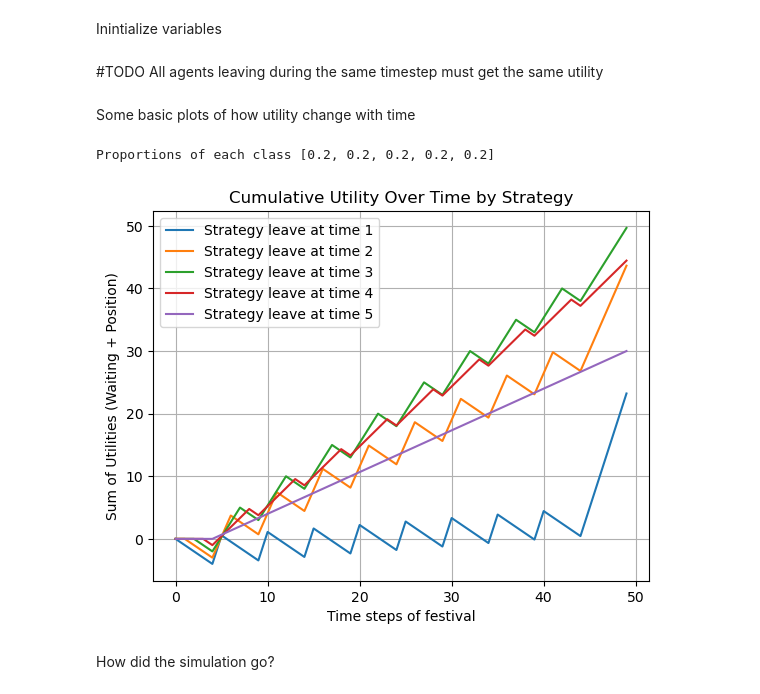
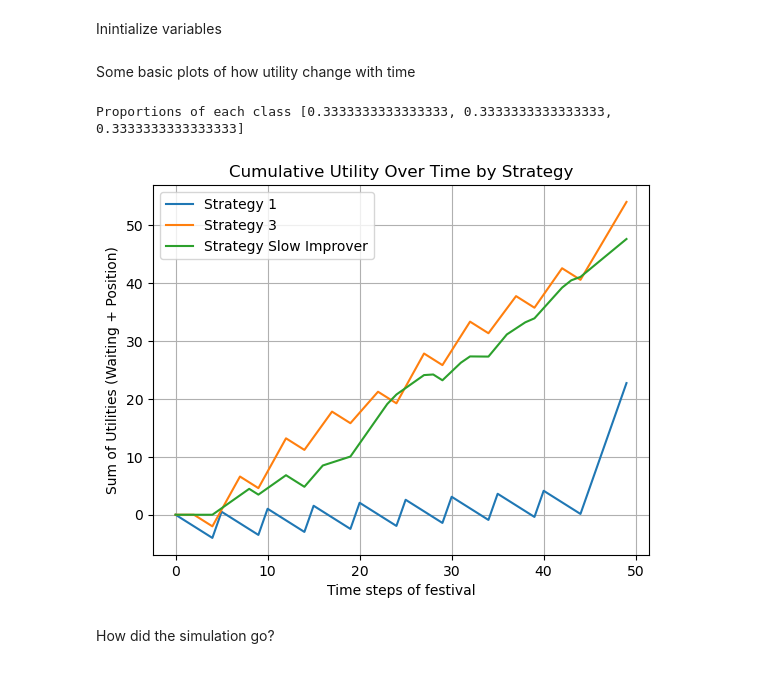
Before and after one commit to MAqvist/ENM140_Ketchup, a Jupyter notebook: august_test.ipynb, the cells around one changed output. Drawn from its saved outputs; the diff is of its cells as text; code cells hidden in the pictures.

Commit message:
Added dynamical strategy

```diff
--- a/august_test.ipynb
+++ b/august_test.ipynb
@@ -4,7 +4,7 @@ Actions each agent have to decide between: Leave or Stay
 import numpy as np
 
 class Agent:
-    def __init__(self, music_taste = 1, strategy = int, nr_concerts = int, festival_duration=int):
+    def __init__(self, music_taste = 1, strategy = 1, nr_concerts = int, festival_duration=int, dynamic_strategy='-'):
         self.music_taste = music_taste
         self.dist_from_stage = 0
         self.position_utility = 0
@@ -13,6 +13,11 @@ class Agent:
         self.position_utility_history = np.zeros(festival_duration)
         self.concert_history = np.ones(festival_duration, dtype=int)*(nr_concerts-1)
         self.concert_history[0] = 0 #start at first concert
+        if not isinstance(strategy, str):
+            self.time_to_leave = strategy
+        else:
+            self.time_to_leave = 5
+        self.dynamic_strategy = dynamic_strategy
 
 class Concert:
     def __init__(self, len_rows = int, music_type = 1, capacity = 10, duration = int, nr_of_agents = int):
@@ -110,11 +113,28 @@ agents = []
 concerts = []
 
 for _ in range (nr_of_agents):
+
     strategy_sample = np.random.choice(strategies, p=probabilities)
-    agents.append(Agent(strategy = strategy_sample, nr_concerts=nr_concerts, festival_duration = festival_duration))
+    if strategy_sample == 'Slow Improver':
+        dynamical_idx = 0
+        for i in range(0,len(dynamic_strategies)):
+            if dynamic_strategies[i] == strategy_sample:
+                dynamical_idx = i
+                continue
+        agent = Agent(strategy = strategy_sample,
+                        nr_concerts=nr_concerts, festival_duration = festival_duration,
+                        dynamic_strategy=dynamic_strategies[dynamical_idx])
+        agents.append(agent)
+    else:
+        strategy_sample = int(strategy_sample)  #var tvungen att konvertera från str
+        agent = Agent(strategy = strategy_sample,
+                        nr_concerts=nr_concerts, festival_duration = festival_duration)
+        agents.append(agent)
 
 for _ in range(nr_concerts):
-    concerts.append(Concert(capacity = nr_of_agents, len_rows=nr_of_agents/nr_rows, duration = concert_duration, nr_of_agents = nr_of_agents))
+    concert = Concert(capacity = nr_of_agents, len_rows=nr_of_agents/nr_rows,
+                      duration = concert_duration, nr_of_agents = nr_of_agents)
+    concerts.append(concert)
 
 #Add all agents to the starting concerts in a random order
 shuffled_indices = np.random.permutation(nr_of_agents)
@@ -125,13 +145,17 @@ for i in range (nr_of_agents):
     concerts[0].agents[idx] = 1
     agents[idx].position_utility = position_utility
     concerts[0].add_agent()
-# %% [markdown]
-#TODO All agents leaving during the same timestep must get the same utility
 # %%
 global_time = 0
 for concert_idx in range(0,len(concerts)-1):
     current_concert = concerts[concert_idx]
     next_concert = concerts[concert_idx + 1]
+
+    if (concert_idx > 0):
+        for agent in agents:
+            if (agent.dynamic_strategy != '-'): #it has a dynamic strategy
+                new_time_to_leave = get_dynamic_action(agent, current_concert.nr_rows)
+                agent.time_to_leave = new_time_to_leave
 
     for timestep in range(0,current_concert.duration):
         # Update time
@@ -144,7 +168,12 @@ for concert_idx in range(0,len(concerts)-1):
                 # Not attending the concert
                 continue
 
-            action = get_action(agents[idx],timestep, current_concert.duration)
+            # Get action
+            if (agents[idx].time_to_leave == timestep+1):
+                action = 'leave'
+                #agents[idx].time_to_leave = timestep+1
+            else:
+                action = 'stay'
 
             if (action == 'leave'):
                 # Leave current concert
@@ -187,36 +216,36 @@ for agent in agents:
 import matplotlib.pyplot as plt
 import numpy as np
 
 # Group agents by strategy
 agents_by_strategy = {strategy: [agent for agent in agents if agent.strategy == strategy] for strategy in strategies}
 
 # Initialize sum of utilities for each strategy
 sum_utilities = {strategy: np.zeros(festival_duration) for strategy in strategies}
 
 # Calculate cumulative utilities for each strategy
 for strategy, agent_list in agents_by_strategy.items():
     for agent in agent_list:
         sum_utilities[strategy] += agent.waiting_utility_history + agent.position_utility_history
     if len(agent_list) > 0:  # Normalize only if there are agents with this strategy
         sum_utilities[strategy] /= len(agent_list)
 
 # Plot the utilities
 timesteps = np.arange(festival_duration)
 for strategy, utility in sum_utilities.items():
-    plt.plot(timesteps, utility, label=f"Strategy leave at time {strategy}")
+    plt.plot(timesteps, utility, label=f"Strategy {strategy}")
 
 print("Proportions of each class", probabilities)
 
 # Configure the plot
 plt.xlabel("Time steps of festival")
 plt.ylabel("Sum of Utilities (Waiting + Position)")
 plt.title("Cumulative Utility Over Time by Strategy")
 plt.legend()
 plt.grid(True)
 plt.show()
 # %% [output]
-Proportions of each class [0.2, 0.2, 0.2, 0.2, 0.2]
+Proportions of each class [0.3333333333333333, 0.3333333333333333, 0.3333333333333333]
-[figure, old version]
+[figure, new version]
 # %% [markdown]
 How did the simulation go?
 # %%
```
Also changed, not shown: parts of 7 cells of this notebook.
